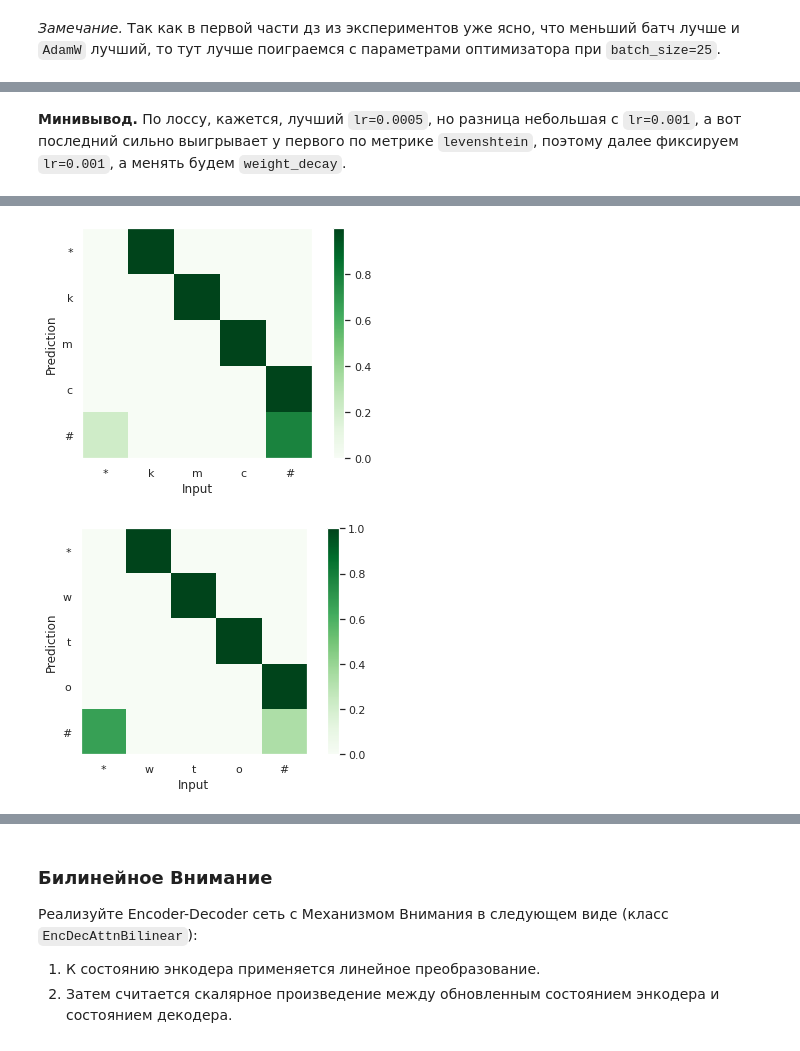
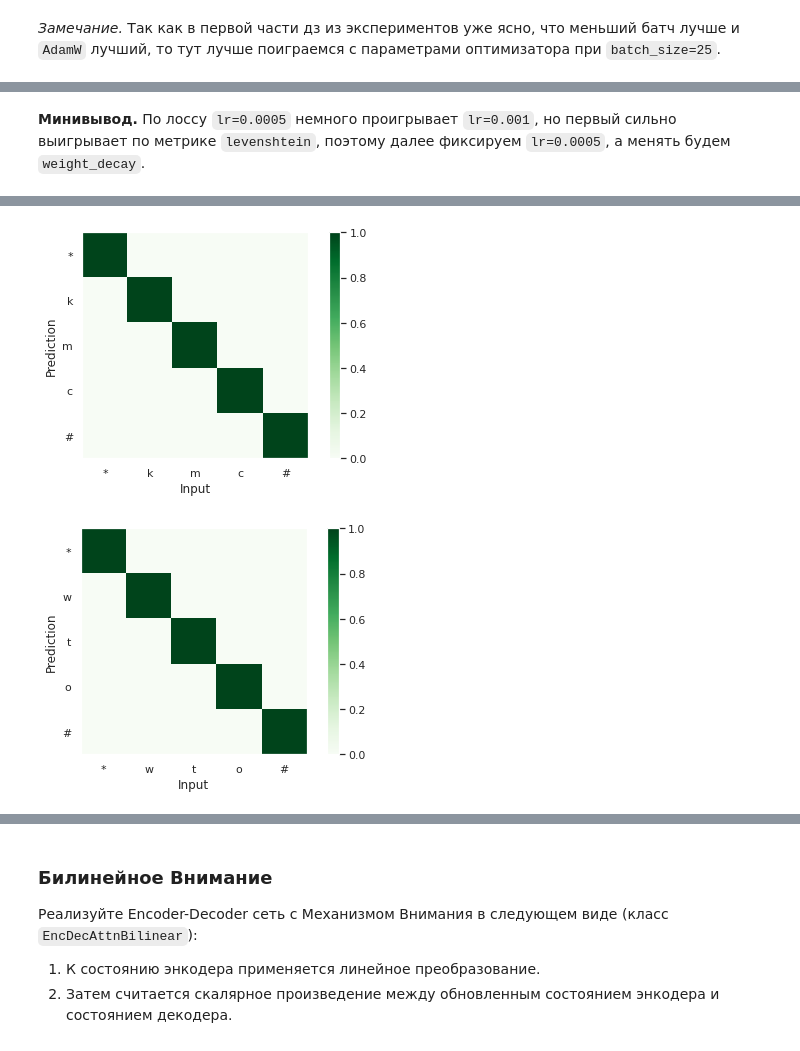
Before and after one commit to TopCoder2K/NN_course_ABBYY, a Jupyter notebook: attention/attention.ipynb, the cells around one changed output, grey strips where cells are left out. Drawn from its saved outputs; the diff is of its cells as text; code cells hidden in the pictures.

```diff
--- a/attention/attention.ipynb
+++ b/attention/attention.ipynb
@@ -861,28 +861,3 @@ visualize_attention(enc_dec_dot_product, val_data, SEQ_MAX_LEN, BOS, EOS,
 4. Сделайте выводы, в которых в том числе отметьте: сколько эпох потребовалось для обучения, какое финальное качество модели вы получили. Лучше ли данная модель с точки зрения определенной метрики на тестовой выборки, чем Encoder-Decoder без внимания? Отличается ли число параметров текущей модели от числа параметров модели без внимания? О чем это говорит?
 # %% [markdown]
 *Замечание.* Так как в первой части дз из экспериментов уже ясно, что меньший батч лучше и `AdamW` лучший, то тут лучше поиграемся с параметрами оптимизатора при `batch_size=25`.
-# %%
-##############################################################
-# Внимание, это специальная раритетная клетка. Не запускать! #
-##############################################################
-
-%%time
-
-
-lr = 0.0005
-weight_decay = 0
-
-enc_dec_dot_product = EncDecAttnDotProduct(
-    sym2num, BOS, EOS, embed_size=50, enc_hidden_size=70,
-    dec_hidden_size=70)
-optimizer = torch.optim.AdamW(enc_dec_dot_product.parameters(), lr=lr,
-                             weight_decay=weight_decay)
-
-try:
-    train(enc_dec_dot_product, train_data, val_data, optimizer, SEQ_MAX_LEN,
-          batch_size=25, epochs_count=20)
-except KeyboardInterrupt:
-    pass
-
-visualize_attention(enc_dec_dot_product, val_data, SEQ_MAX_LEN, BOS, EOS,
-                    batch_size=2)
@@ -936,7 +905,7 @@ optimizer = torch.optim.AdamW(enc_dec_dot_product.parameters(), lr=lr,
 
 try:
     train(enc_dec_dot_product, train_data, val_data, optimizer, SEQ_MAX_LEN,
-          batch_size=25, epochs_count=20)
+          batch_size=25, epochs_count=12)
 except KeyboardInterrupt:
     pass
 
@@ -963,7 +932,7 @@ optimizer = torch.optim.AdamW(enc_dec_dot_product.parameters(), lr=lr,
 
 try:
     train(enc_dec_dot_product, train_data, val_data, optimizer, SEQ_MAX_LEN,
-          batch_size=25, epochs_count=20)
+          batch_size=25, epochs_count=12)
 except KeyboardInterrupt:
     pass
 
@@ -978,10 +947,10 @@ Wall time: 3min 3s
 # %% [markdown]
-**Минивывод.** По лоссу, кажется, лучший `lr=0.0005`, но разница небольшая с `lr=0.001`, а вот последний сильно выигрывает у первого по метрике `levenshtein`, поэтому далее фиксируем `lr=0.001`, а менять будем `weight_decay`.
+**Минивывод.** По лоссу `lr=0.0005` немного проигрывает `lr=0.001`, но первый сильно выигрывает по метрике `levenshtein`, поэтому далее фиксируем `lr=0.0005`, а менять будем `weight_decay`.
 # %%
 %%time
 
 
-lr = 0.001
+lr = 0.0005
 weight_decay = 0.001
 
 enc_dec_dot_product = EncDecAttnDotProduct(
@@ -1003,2 +972,2 @@ visualize_attention(enc_dec_dot_product, val_data, SEQ_MAX_LEN, BOS, EOS,
-[figure, old version]
+[figure, new version]
-[figure, old version]
+[figure, new version]
```
Also changed, not shown: parts of 38 cells of this notebook, 2 other files.
